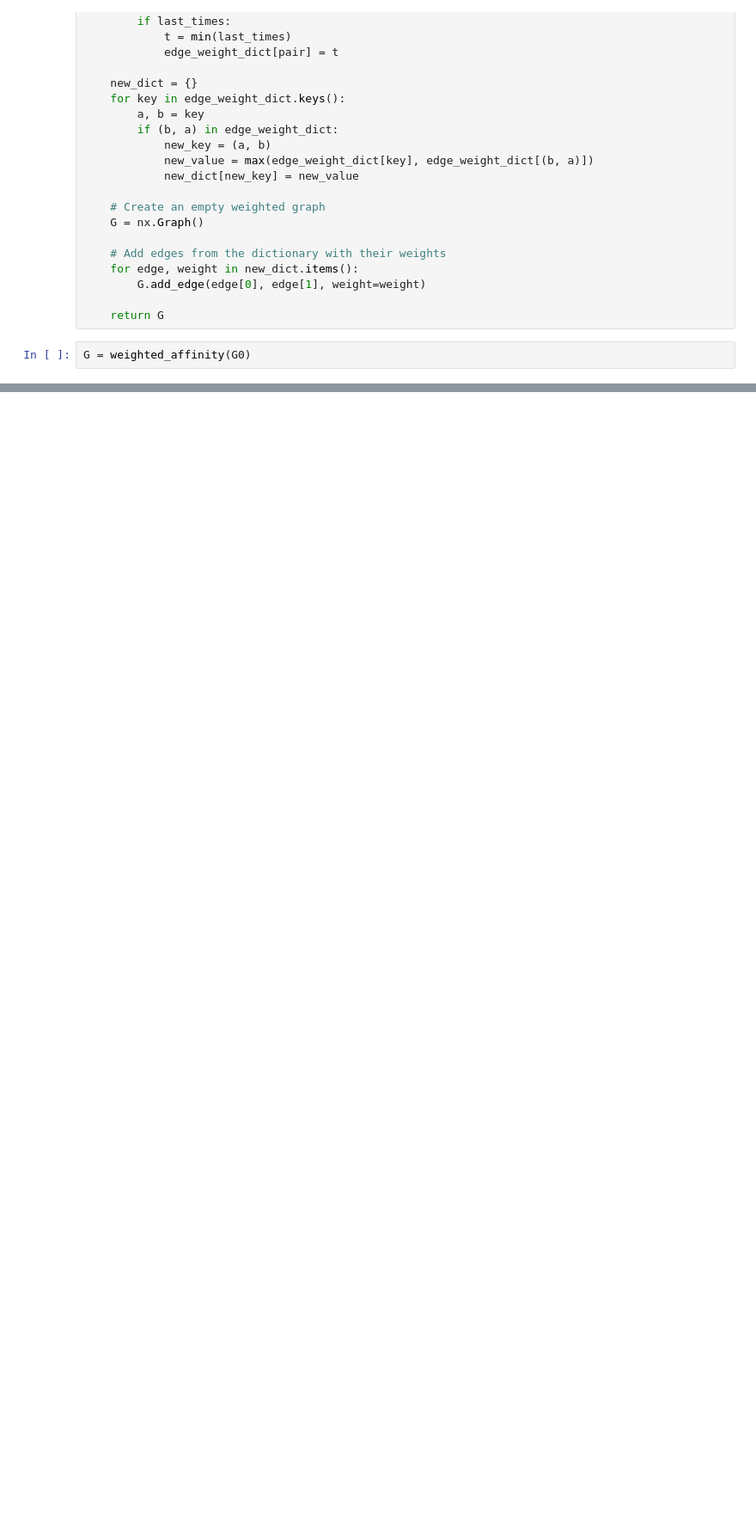
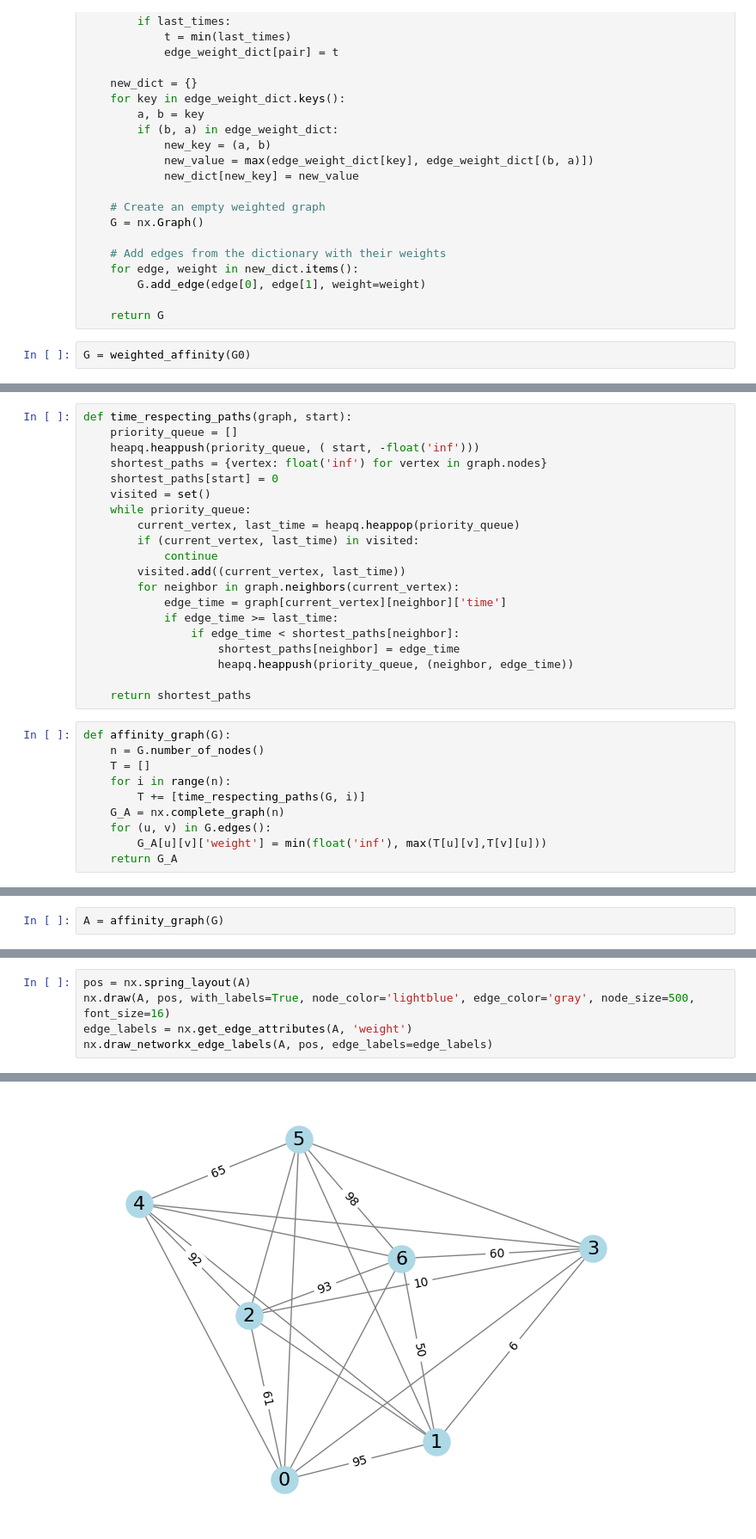
Before and after one commit to scarroy-02/TTF, a Jupyter notebook: testing_filtration.ipynb, the cells around one changed output, grey strips where cells are left out. Shown: that part at 86% size. Saved outputs shown, nothing was run; the diff lists cells and outputs as text; blank space fills up the shorter version.

```diff
--- a/testing_filtration.ipynb
+++ b/testing_filtration.ipynb
@@ -56,0 +63,30 @@ G = weighted_affinity(G0)
+# %%
+def time_respecting_paths(graph, start):
+    priority_queue = []
+    heapq.heappush(priority_queue, ( start, -float('inf')))
+    shortest_paths = {vertex: float('inf') for vertex in graph.nodes}
+    shortest_paths[start] = 0
+    visited = set()
+    while priority_queue:
+        current_vertex, last_time = heapq.heappop(priority_queue)
+        if (current_vertex, last_time) in visited:
+            continue
+        visited.add((current_vertex, last_time))
+        for neighbor in graph.neighbors(current_vertex):
+            edge_time = graph[current_vertex][neighbor]['time']
+            if edge_time >= last_time:
+                if edge_time < shortest_paths[neighbor]:
+                    shortest_paths[neighbor] = edge_time
+                    heapq.heappush(priority_queue, (neighbor, edge_time))
+
+    return shortest_paths
+# %%
+def affinity_graph(G):
+    n = G.number_of_nodes()
+    T = []
+    for i in range(n):
+        T += [time_respecting_paths(G, i)]
+    G_A = nx.complete_graph(n)
+    for (u, v) in G.edges():
+        G_A[u][v]['weight'] = min(float('inf'), max(T[u][v],T[v][u]))
+    return G_A
@@ -56,0 +115,2 @@ G = weighted_affinity(G0)
+# %%
+A = affinity_graph(G)
@@ -56,0 +132,6 @@ G = weighted_affinity(G0)
+# %%
+pos = nx.spring_layout(A)
+nx.draw(A, pos, with_labels=True, node_color='lightblue', edge_color='gray', node_size=500, font_size=16)
+edge_labels = nx.get_edge_attributes(A, 'weight')
+nx.draw_networkx_edge_labels(A, pos, edge_labels=edge_labels)
+# %% [output]
@@ -56,0 +148 @@ G = weighted_affinity(G0)
+[figure, added]
```
Also changed, not shown: parts of 9 cells of this notebook.
